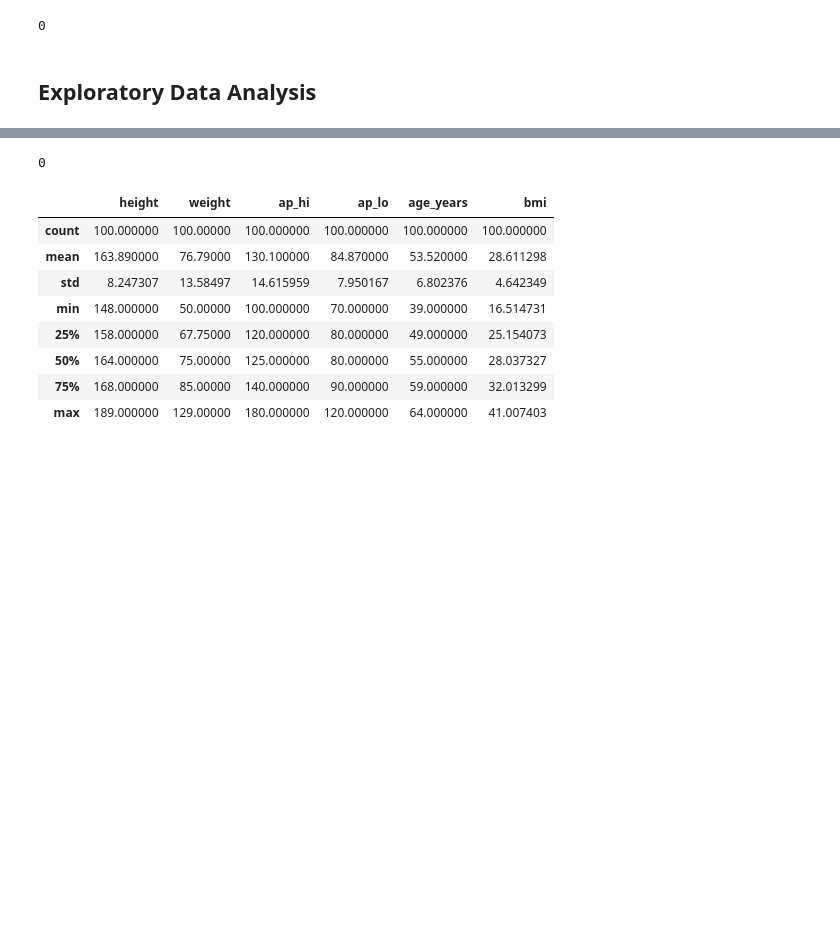
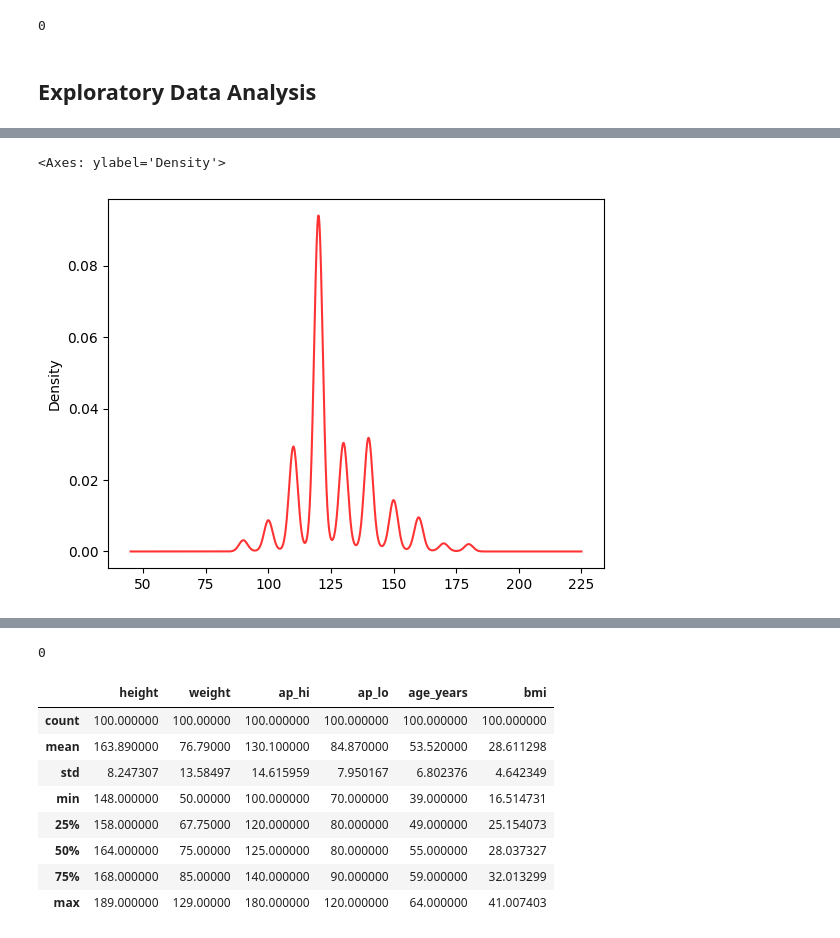
Before and after one commit to farhanarrafi/empirical-analysis-cardiovascular-data, a Jupyter notebook: Emperical_Analysis_Project.ipynb, the cells around one changed output, grey strips where cells are left out. Cells and saved outputs as stored; diff of their text form; code cells hidden in the pictures; blank space fills up the shorter version.

```diff
--- a/Emperical_Analysis_Project.ipynb
+++ b/Emperical_Analysis_Project.ipynb
@@ -78,0 +79,5 @@ cardioVascular_dataset_filtered['weight'].plot.density(color='green', alpha=0.8)
+# %%
+cardioVascular_dataset['ap_hi'].plot.density(color='red', alpha=0.8)
+# %% [output]
+<Axes: ylabel='Density'>
+[figure, added]
```
Also changed, not shown: parts of 3 cells of this notebook.
